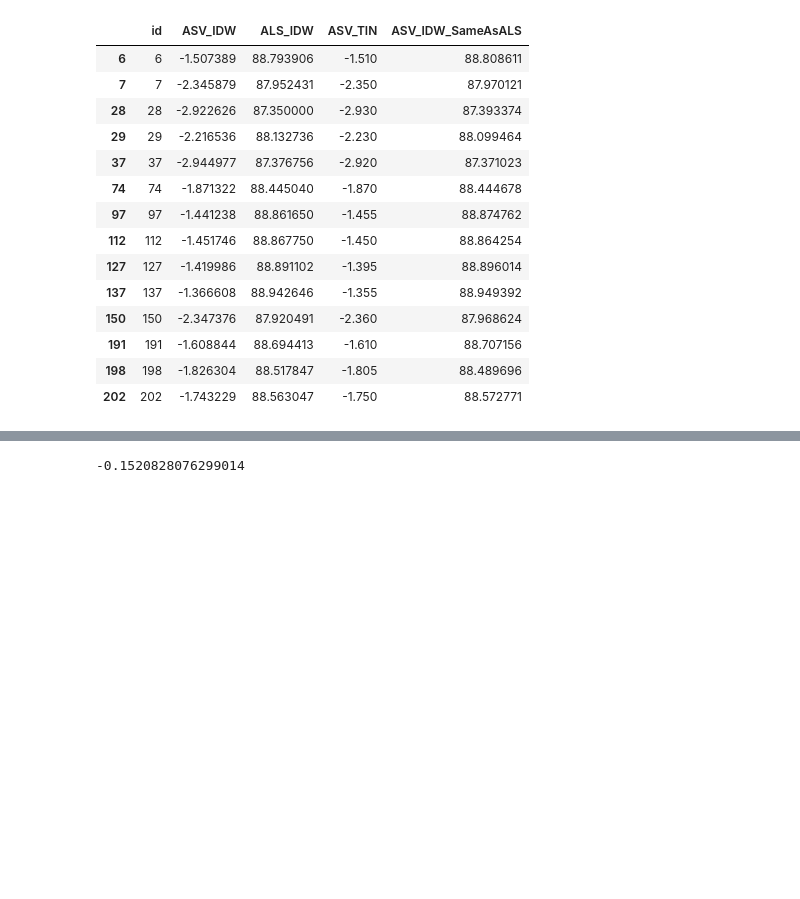
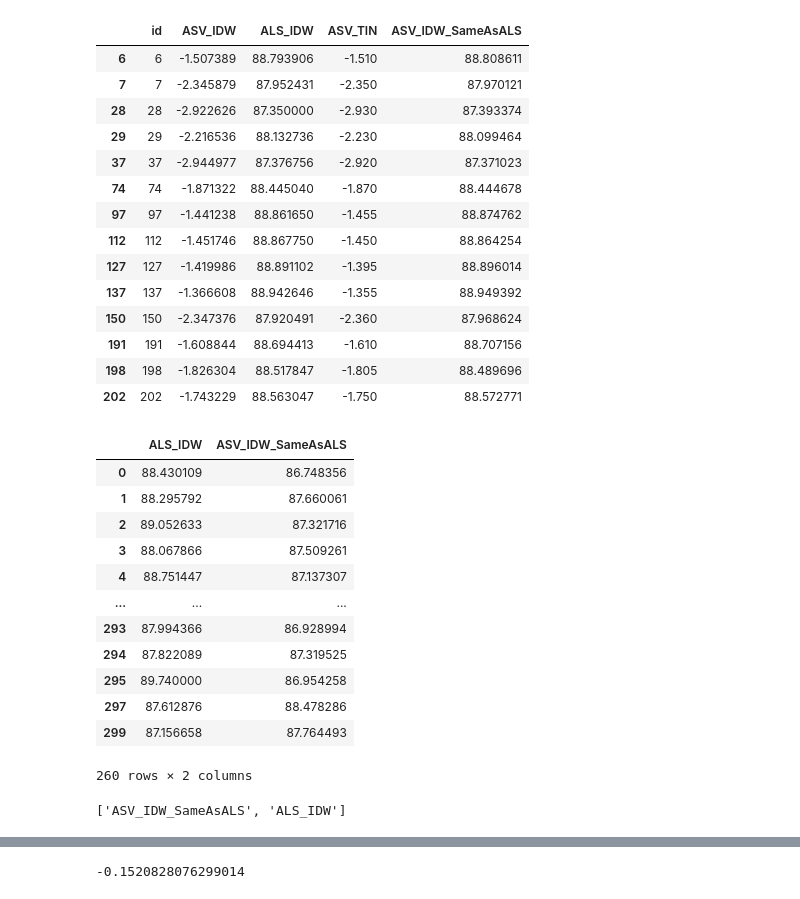
Before and after one commit to susannakukka/bathymetric-model-analysis, a Jupyter notebook: notebooks/RMSE.ipynb, the cells around one changed output, grey strips where cells are left out. Drawn from its saved outputs; the diff is of its cells as text; code cells hidden in the pictures; blank space fills up the shorter version.

Commit message:
added overall difference analysis part

```diff
--- a/notebooks/RMSE.ipynb
+++ b/notebooks/RMSE.ipynb
@@ -740,3 +740,22 @@ valle_corr_asv.loc[
 | 191 | 191 | -1.608844 | 88.694413 | -1.610 | 88.707156 |
 | 198 | 198 | -1.826304 | 88.517847 | -1.805 | 88.489696 |
 | 202 | 202 | -1.743229 | 88.563047 | -1.750 | 88.572771 |
+# %%
+difference = valle_corr_asv.drop(columns=
+                                ['id', 'ASV_IDW', 'ASV_TIN'])
+# %%
+difference
+# %% [output]
+|  | ALS_IDW | ASV_IDW_SameAsALS |
+| 0 | 88.430109 | 86.748356 |
+| 1 | 88.295792 | 87.660061 |
+| 2 | 89.052633 | 87.321716 |
+| 3 | 88.067866 | 87.509261 |
+| 4 | 88.751447 | 87.137307 |
+| ... | ... | ... |
+| 293 | 87.994366 | 86.928994 |
+| 294 | 87.822089 | 87.319525 |
+| 295 | 89.740000 | 86.954258 |
+| 297 | 87.612876 | 88.478286 |
+| 299 | 87.156658 | 87.764493 |
+260 rows × 2 columns
@@ -742,0 +766,4 @@ valle_corr_asv.loc[
+# %%
+cols
+# %% [output]
+['ASV_IDW_SameAsALS', 'ALS_IDW']
```
Also changed, not shown: parts of 9 cells of this notebook.
